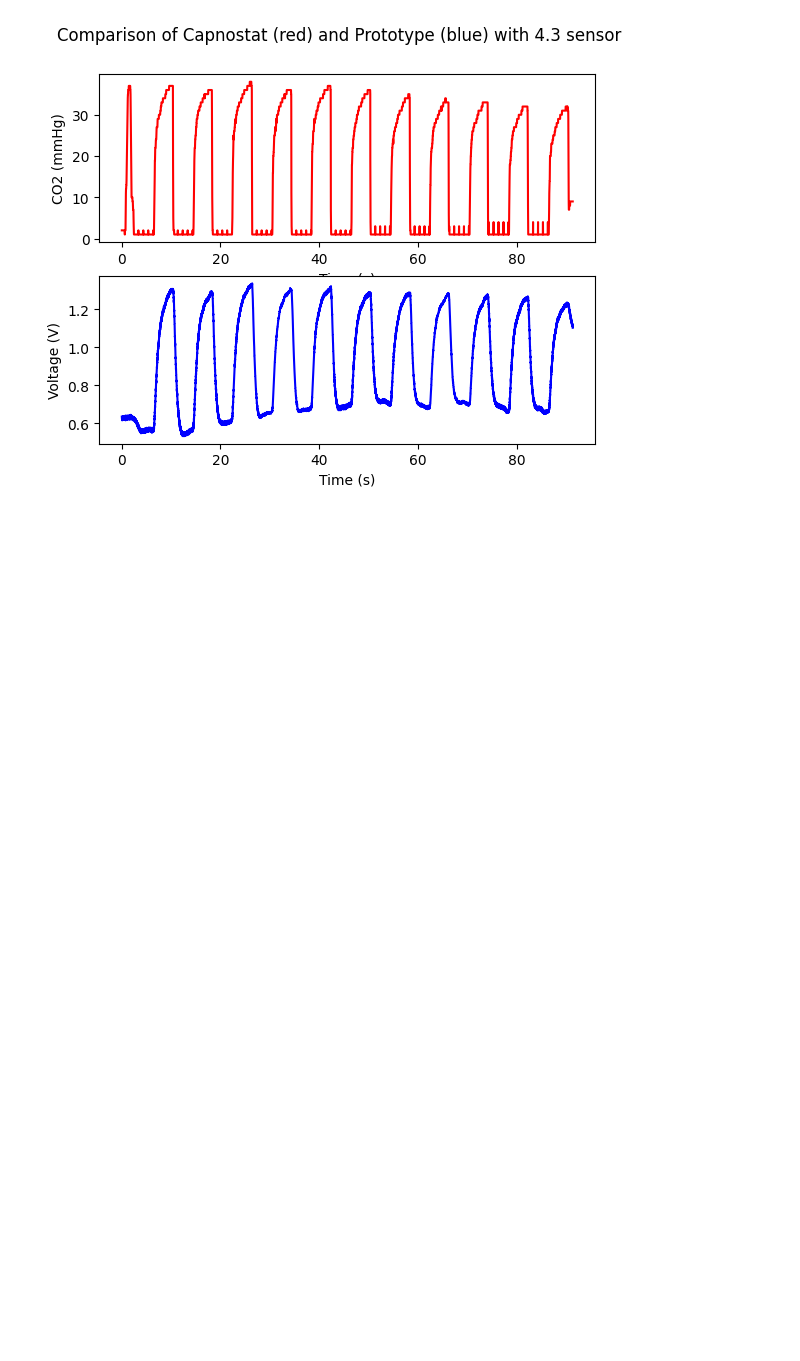
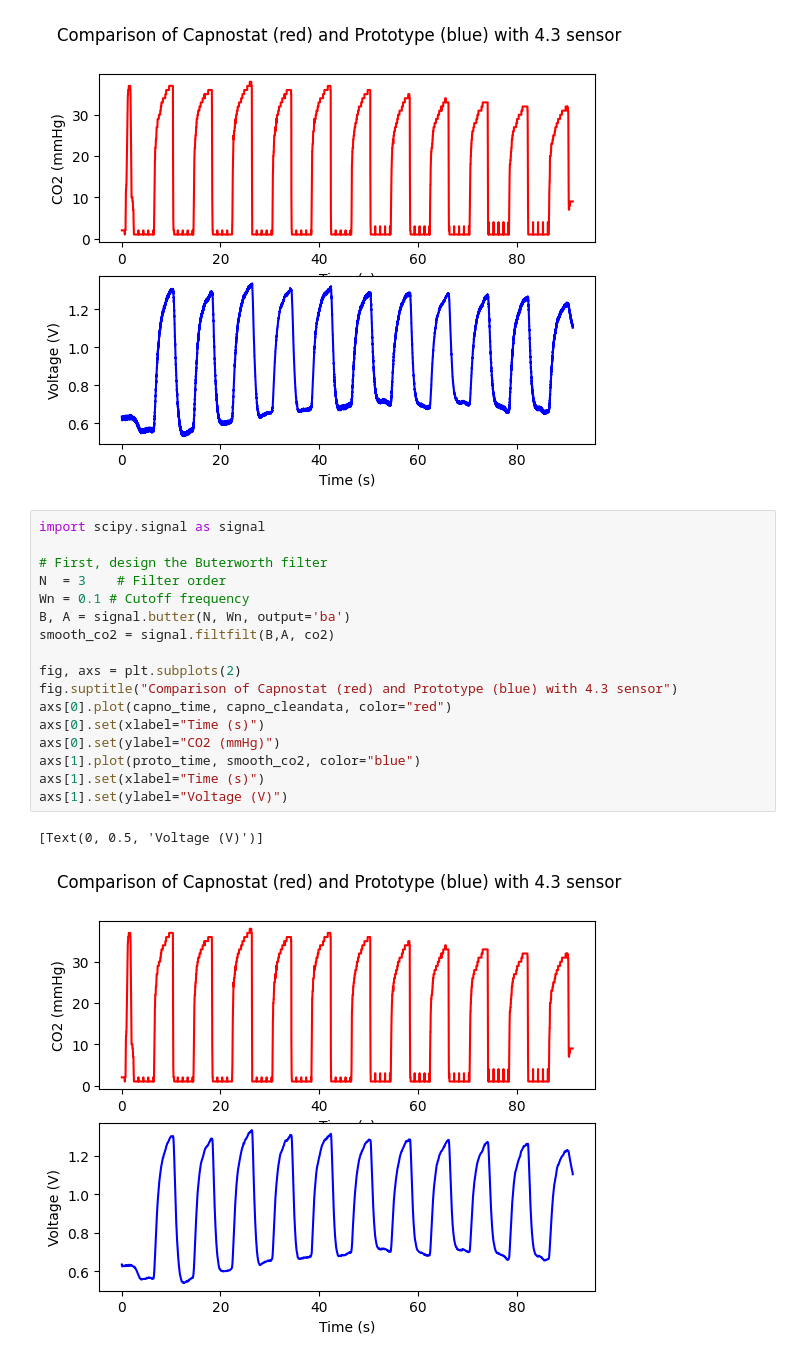
Before and after one commit to kthammana/DT5_Software, a Jupyter notebook: PeakDetection/cleanup_data.ipynb, the cells around one changed output. Drawn from its saved outputs; the diff is of its cells as text; blank space fills up the shorter version.

Commit message:
Added filtering to peak detection

```diff
--- a/PeakDetection/cleanup_data.ipynb
+++ b/PeakDetection/cleanup_data.ipynb
@@ -228,6 +228,26 @@ print(str(len(capno_cleandata)) + " " + str(len(co2_nonco2_diff)))
 # %% [output]
 4564 10968
 [figure]
+# %%
+import scipy.signal as signal
+
+# First, design the Buterworth filter
+N  = 3    # Filter order
+Wn = 0.1 # Cutoff frequency
+B, A = signal.butter(N, Wn, output='ba')
+smooth_co2 = signal.filtfilt(B,A, co2)
+
+fig, axs = plt.subplots(2)
+fig.suptitle("Comparison of Capnostat (red) and Prototype (blue) with 4.3 sensor")
+axs[0].plot(capno_time, capno_cleandata, color="red")
+axs[0].set(xlabel="Time (s)")
+axs[0].set(ylabel="CO2 (mmHg)")
+axs[1].plot(proto_time, smooth_co2, color="blue")
+axs[1].set(xlabel="Time (s)")
+axs[1].set(ylabel="Voltage (V)")
+# %% [output]
+[Text(0, 0.5, 'Voltage (V)')]
+[figure, added]
 # %%
 capno_file = "Data/capnostat_slow.txt"
 proto_file = "Data/prototype_slow.txt"
```
Also changed, not shown: parts of 3 cells of this notebook, 4 other files.
